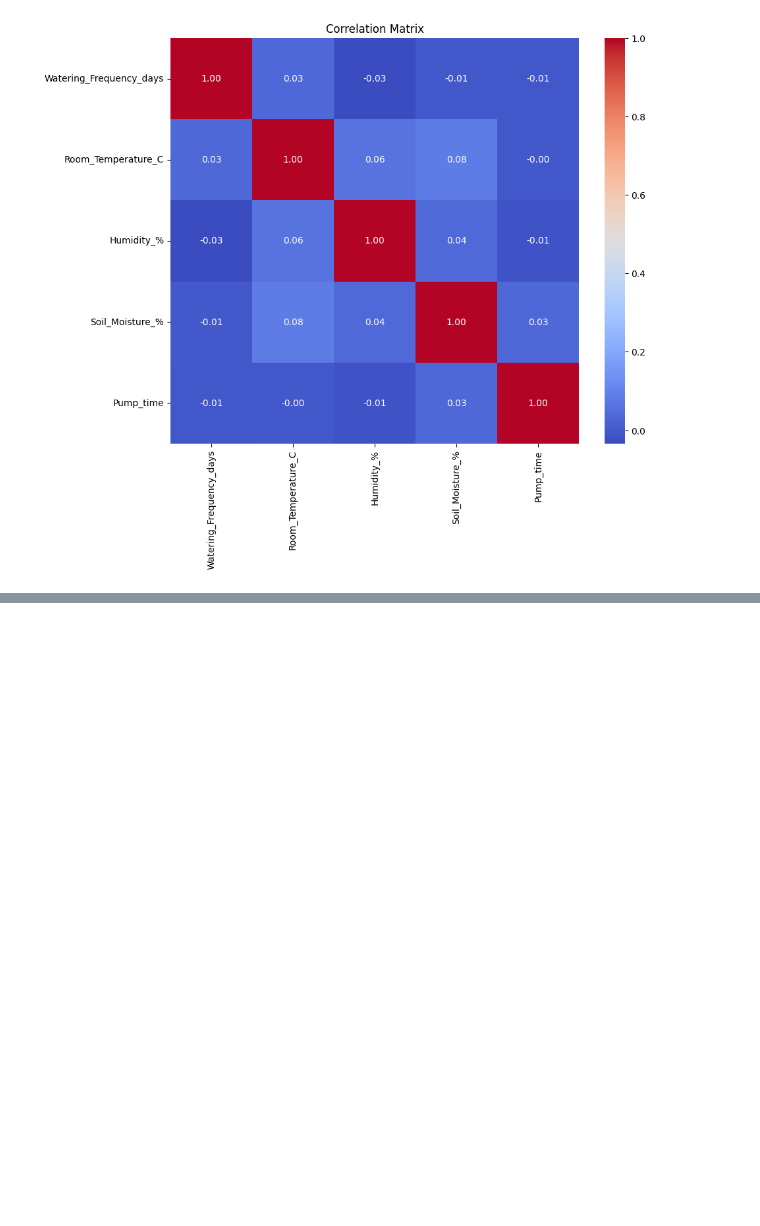
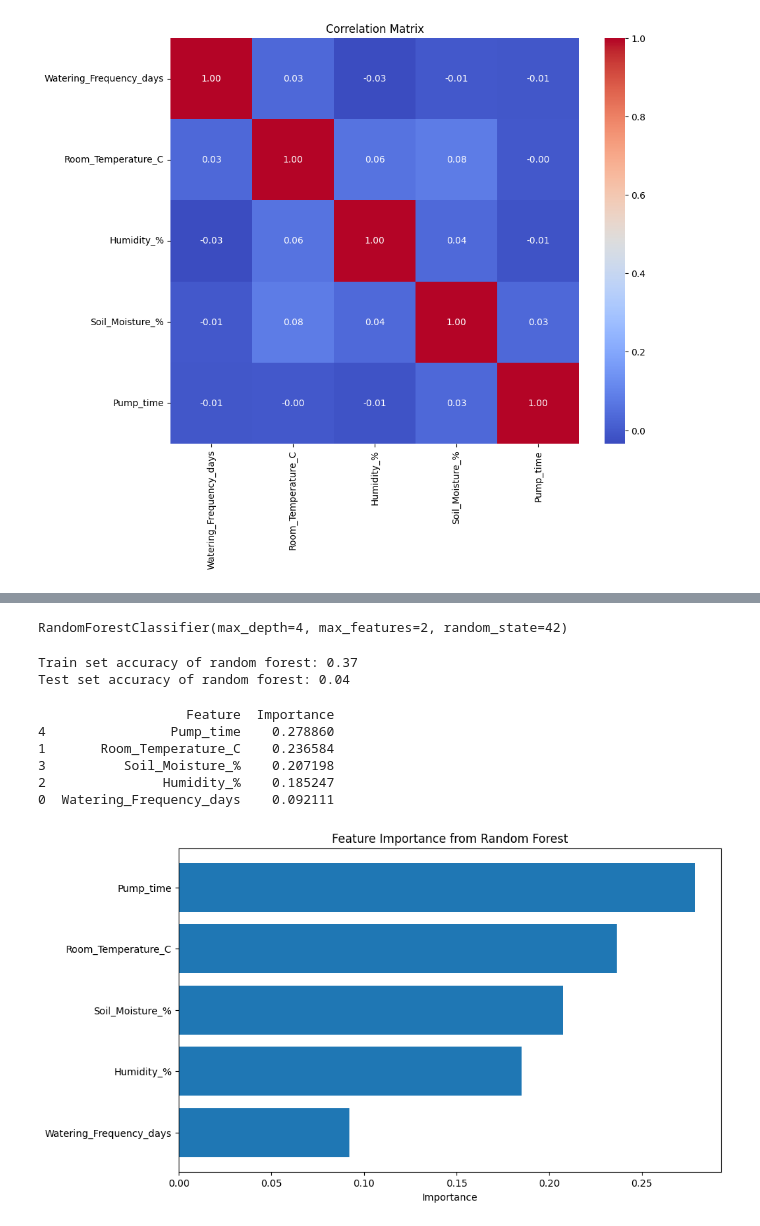
Before and after one commit to VIA-Plantify/Plantify-MachineLearning, a Jupyter notebook: datapreparation/indoor_dataset/indoor_plant.ipynb, the cells around one changed output, grey strips where cells are left out. Cells and saved outputs as stored; diff of their text form; code cells hidden in the pictures; blank space fills up the shorter version.

```diff
--- a/datapreparation/indoor_dataset/indoor_plant.ipynb
+++ b/datapreparation/indoor_dataset/indoor_plant.ipynb
@@ -121,0 +102,19 @@ data_scaled
+# %%
+# Data preparation
+from sklearn.model_selection import train_test_split
+X = data.drop(columns=["Plant_ID"])
+y = data["Plant_ID"]
+X_train, X_test, y_train, y_test = train_test_split(X, y, test_size=0.2, random_state=42)
+# %%
+from sklearn.metrics import accuracy_score
+from sklearn.ensemble import RandomForestClassifier
+
+rf = RandomForestClassifier(n_estimators=200, random_state=42)
+
+rf.fit(X_train, y_train)
+
+predictions = rf.predict(X_test)
+
+accuracy = accuracy_score(y_test, predictions)
+
+print(accuracy)
@@ -121,0 +167,44 @@ data_scaled
+# %%
+import numpy as np
+# train a random forest classifier
+n_features = X_train.shape[1]
+
+rf_clf = RandomForestClassifier(n_estimators=100, max_depth=4, random_state=42, max_features=int(np.sqrt(n_features)))
+rf_clf.fit(X_train, y_train)
+# %% [output]
+RandomForestClassifier(max_depth=4, max_features=2, random_state=42)
+# %%
+# evaluate the random forest on the train set
+train_accuracy_rf = rf_clf.score(X_train, y_train)
+print(f"Train set accuracy of random forest: {train_accuracy_rf:.2f}")
+# evaluate the random forest on the test set
+accuracy_rf = rf_clf.score(X_test, y_test)
+print(f"Test set accuracy of random forest: {accuracy_rf:.2f}")
+# %% [output]
+Train set accuracy of random forest: 0.37
+Test set accuracy of random forest: 0.04
+# %%
+# feature importance from the random forest
+feature_importances = rf_clf.feature_importances_
+feature_importance_df = pd.DataFrame({
+    "Feature": X.columns,
+    "Importance": feature_importances
+}).sort_values(by="Importance", ascending=False)
+print(feature_importance_df)
+# %% [output]
+                   Feature  Importance
+4                Pump_time    0.278860
+1       Room_Temperature_C    0.236584
+3          Soil_Moisture_%    0.207198
+2               Humidity_%    0.185247
+0  Watering_Frequency_days    0.092111
+# %%
+# visualize feature importance
+plt.figure(figsize=(10, 6))
+plt.barh(feature_importance_df["Feature"], feature_importance_df["Importance"])
+plt.xlabel("Importance")
+plt.title("Feature Importance from Random Forest")
+plt.gca().invert_yaxis()
+plt.show()
+# %% [output]
+[figure, added]
```
Also changed, not shown: parts of 4 cells of this notebook.
